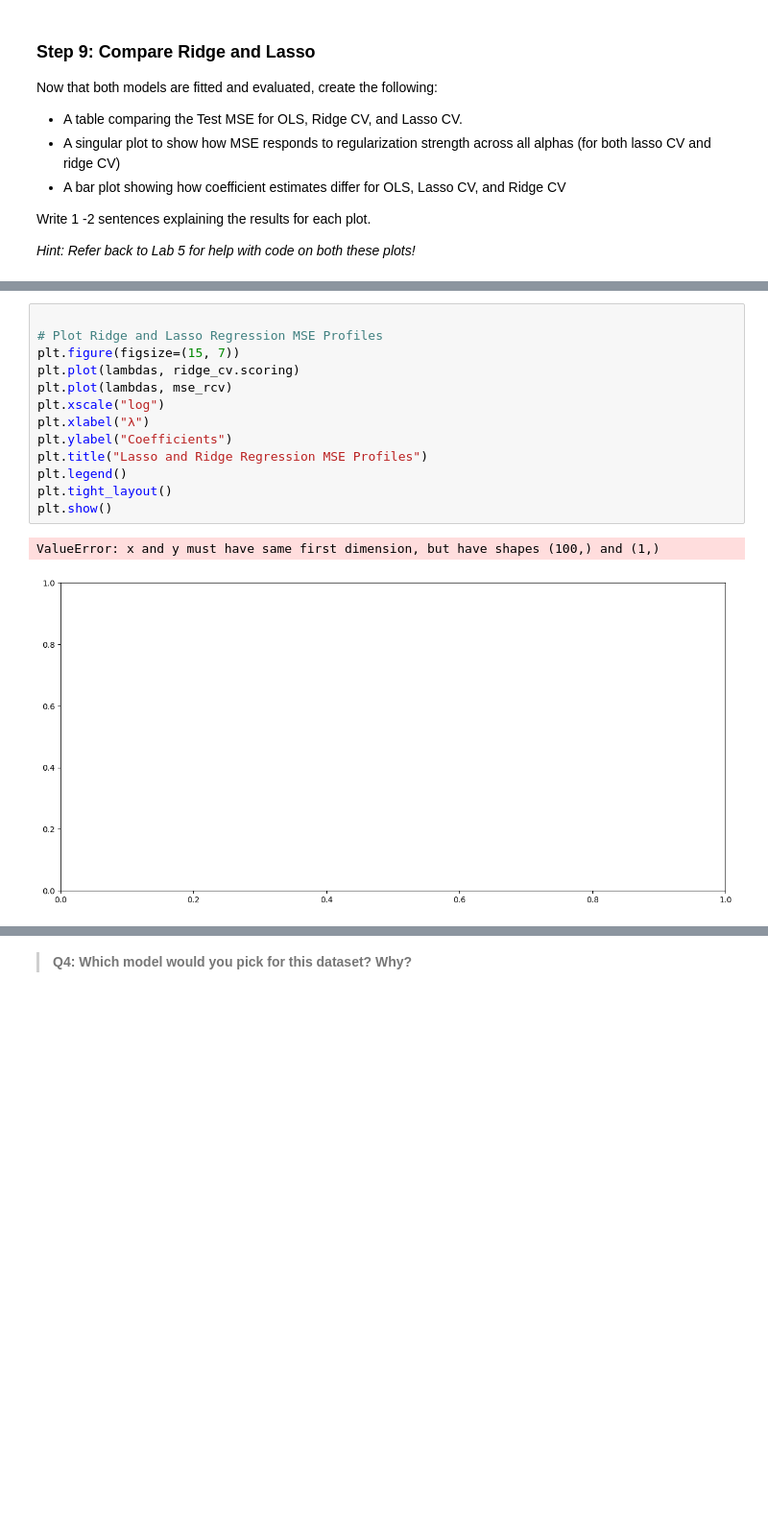
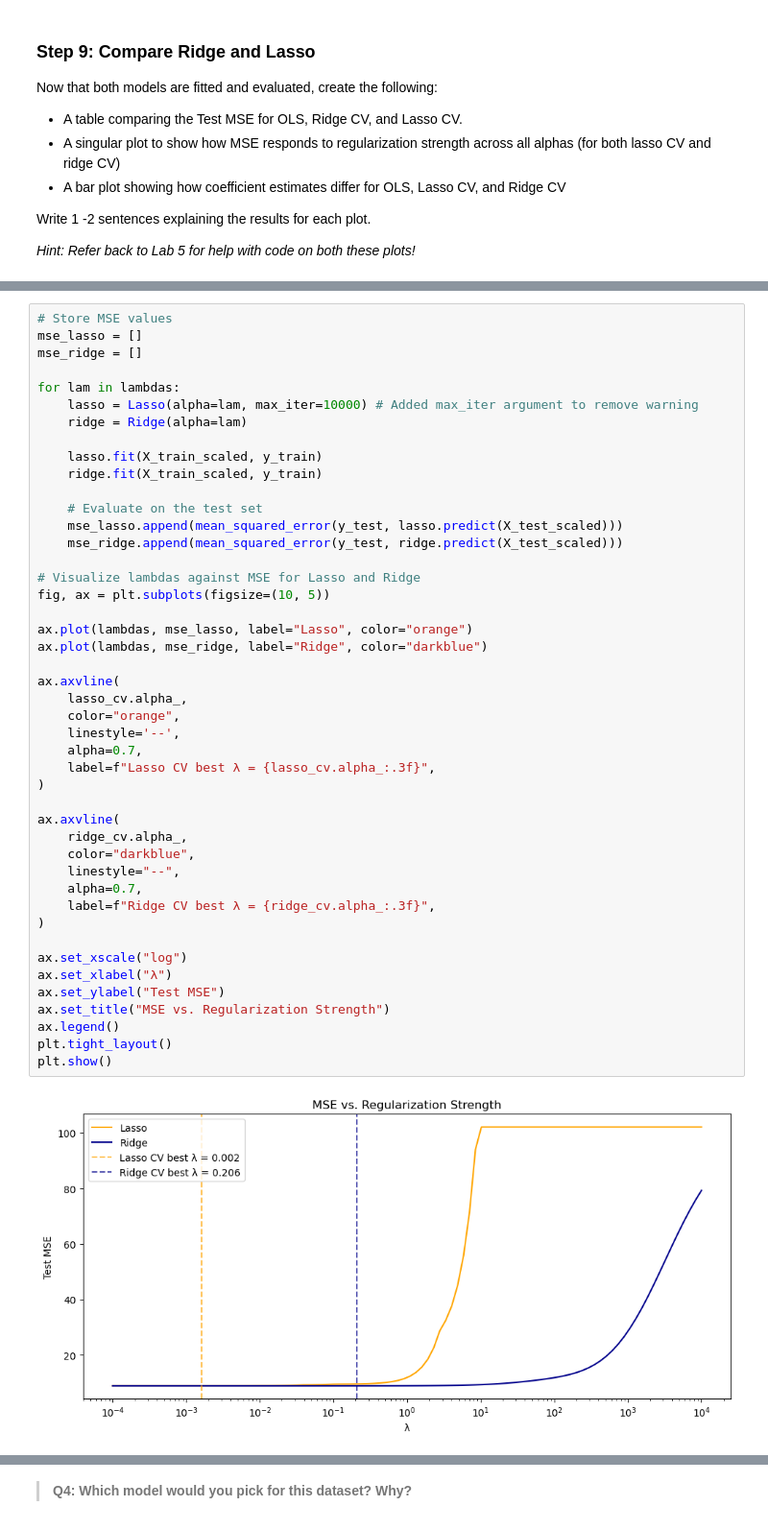
Before and after one commit to mmorenorolon/assignment-3, a Jupyter notebook: task1/hw3-task1.ipynb, the cells around one changed output, grey strips where cells are left out. Shown at 96% size. Saved outputs shown, nothing was run; the diff lists cells and outputs as text; blank space fills up the shorter version.

```diff
--- a/task1/hw3-task1.ipynb
+++ b/task1/hw3-task1.ipynb
@@ -337,16 +336,47 @@ print(mse_table)
-# %%
-
-# Plot Ridge and Lasso Regression MSE Profiles
-plt.figure(figsize=(15, 7))
-plt.plot(lambdas, ridge_cv.scoring)
-plt.plot(lambdas, mse_rcv)
-plt.xscale("log")
-plt.xlabel("λ")
-plt.ylabel("Coefficients")
-plt.title("Lasso and Ridge Regression MSE Profiles")
-plt.legend()
-plt.tight_layout()
-plt.show()
-# %% [output]
-ValueError: x and y must have same first dimension, but have shapes (100,) and (1,)
-[figure, removed]
+# %%
+# Store MSE values
+mse_lasso = []
+mse_ridge = []
+
+for lam in lambdas:
+    lasso = Lasso(alpha=lam, max_iter=10000) # Added max_iter argument to remove warning
+    ridge = Ridge(alpha=lam)
+
+    lasso.fit(X_train_scaled, y_train)
+    ridge.fit(X_train_scaled, y_train)
+
+    # Evaluate on the test set
+    mse_lasso.append(mean_squared_error(y_test, lasso.predict(X_test_scaled)))
+    mse_ridge.append(mean_squared_error(y_test, ridge.predict(X_test_scaled)))
+
+# Visualize lambdas against MSE for Lasso and Ridge
+fig, ax = plt.subplots(figsize=(10, 5))
+
+ax.plot(lambdas, mse_lasso, label="Lasso", color="orange")
+ax.plot(lambdas, mse_ridge, label="Ridge", color="darkblue")
+
+ax.axvline(
+    lasso_cv.alpha_,
+    color="orange",
+    linestyle='--',
+    alpha=0.7,
+    label=f"Lasso CV best λ = {lasso_cv.alpha_:.3f}",
+)
+
+ax.axvline(
+    ridge_cv.alpha_,
+    color="darkblue",
+    linestyle="--",
+    alpha=0.7,
+    label=f"Ridge CV best λ = {ridge_cv.alpha_:.3f}",
+)
+
+ax.set_xscale("log")
+ax.set_xlabel("λ")
+ax.set_ylabel("Test MSE")
+ax.set_title("MSE vs. Regularization Strength")
+ax.legend()
+plt.tight_layout()
+plt.show()
+# %% [output]
+[figure, added]
```
Also changed, not shown: parts of 19 cells of this notebook.
